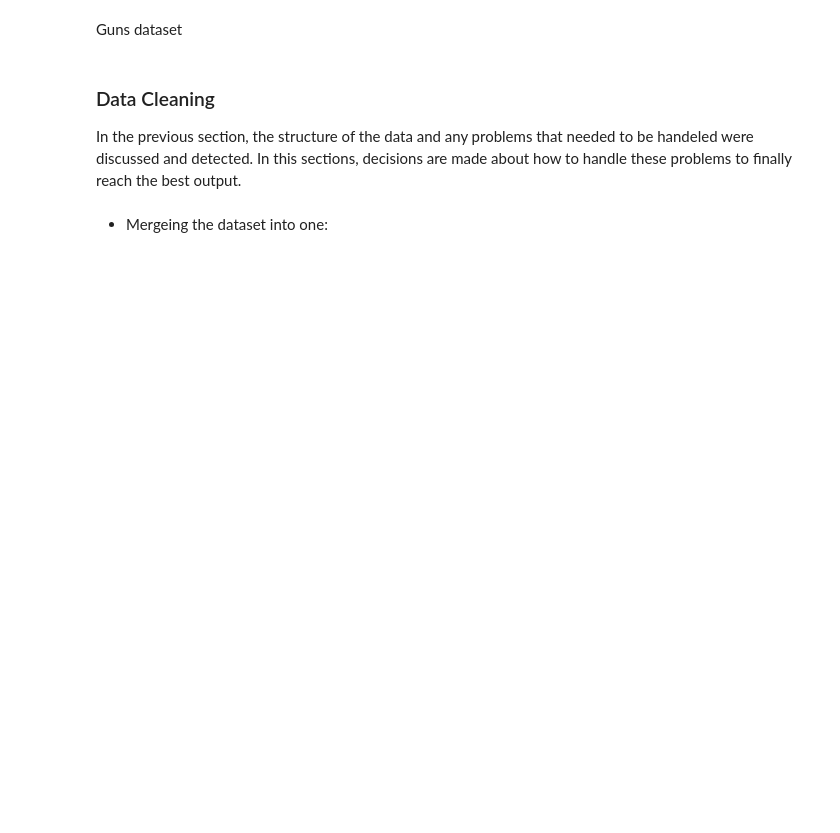
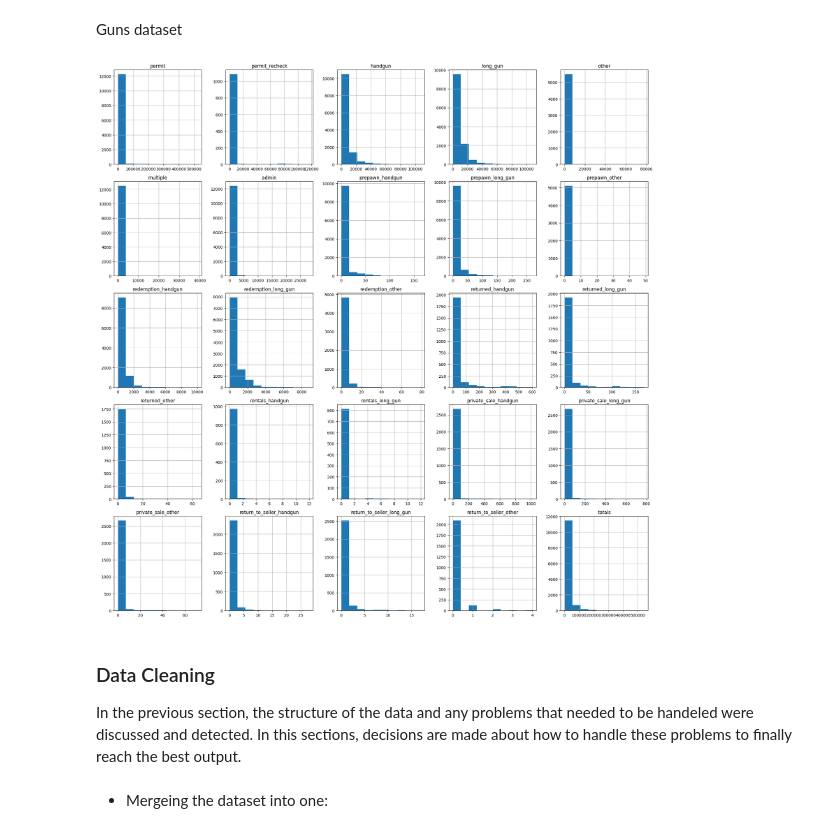
Before and after one commit to sondosaabed/NICS-firearm-background-checks-investigation, a Jupyter notebook: Investigatimg_Ncis_and_Census_data.ipynb, the cells around one changed output. Saved outputs shown, nothing was run; the diff lists cells and outputs as text; code cells hidden in the pictures; blank space fills up the shorter version.

```diff
--- a/Investigatimg_Ncis_and_Census_data.ipynb
+++ b/Investigatimg_Ncis_and_Census_data.ipynb
@@ -626,5 +651,11 @@ Census dataset
 # %% [markdown]
 Guns dataset
+# %%
+guns_dataset.hist(figsize=(20,20));
+plt.tight_layout()
+plt.show()
+# %% [output]
+[figure, added]
 # %% [markdown]
 ### Data Cleaning
 In the previous section, the structure of the data and any problems that needed to be handeled were discussed and detected. In this sections, decisions are made about how to handle these problems to finally reach the best output.
```
Also changed, not shown: parts of 29 cells of this notebook.
